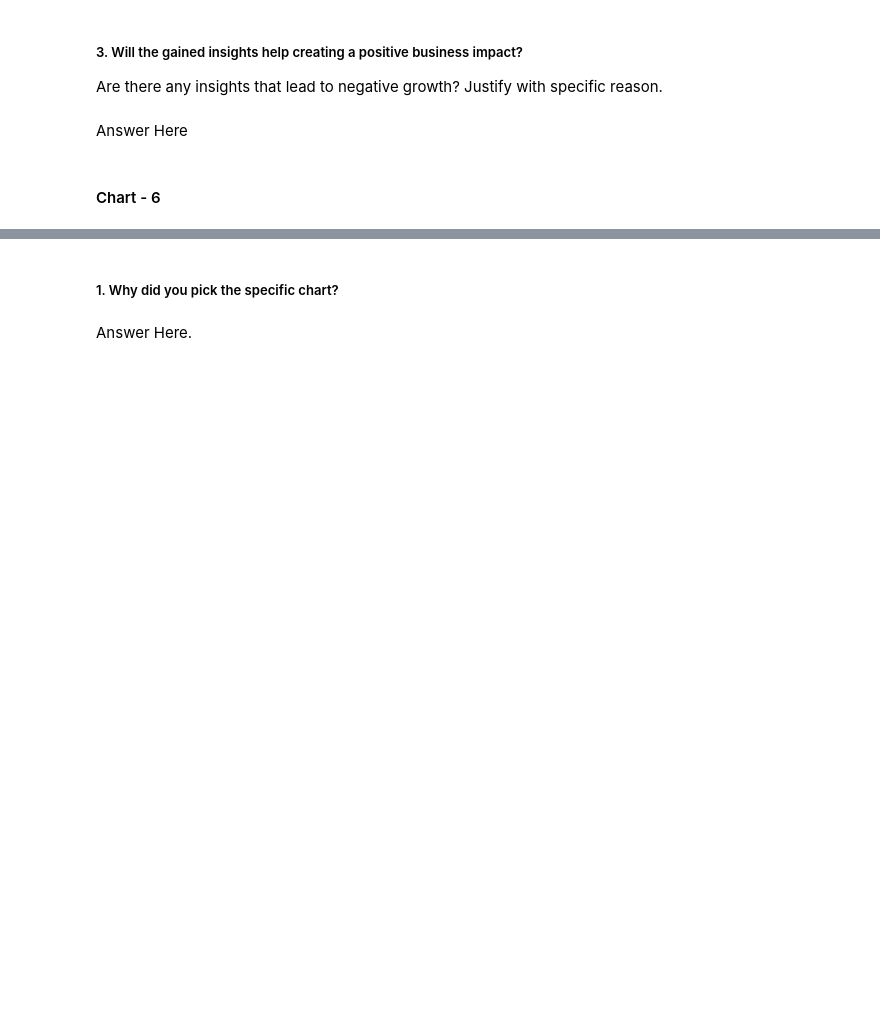
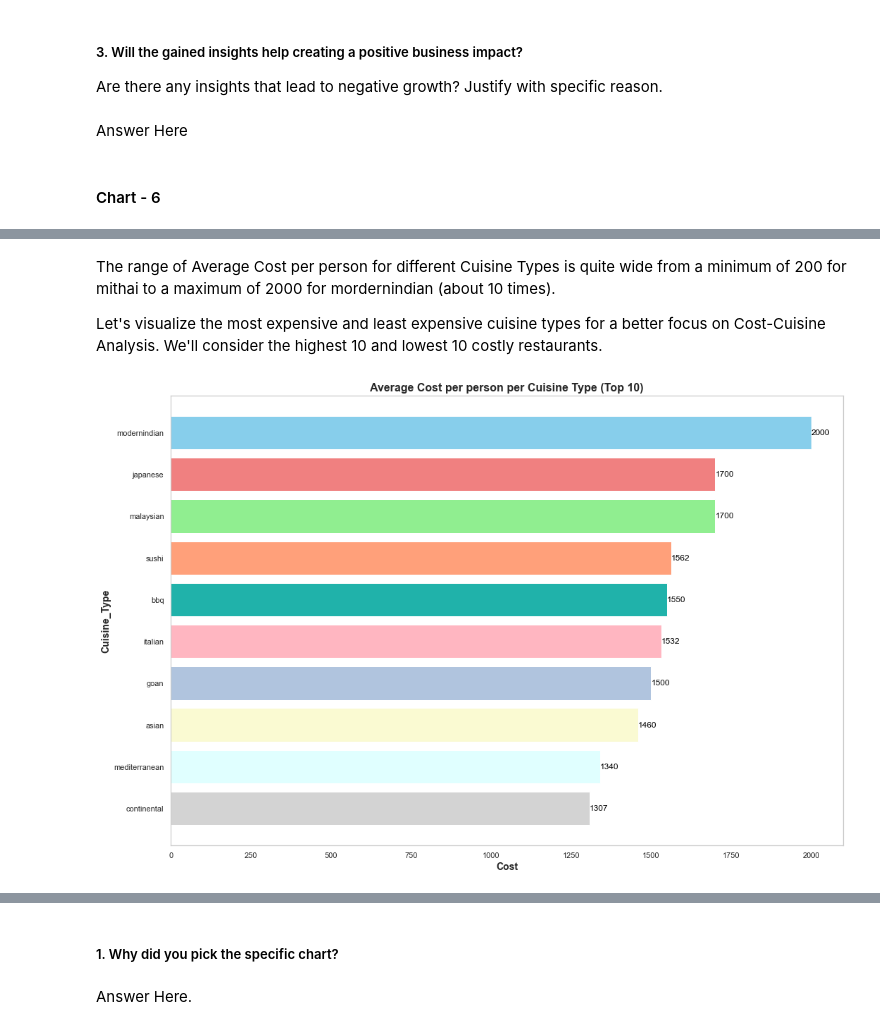
Before and after one commit to AimanSahay/ML-Project---Zomato-Restaurant-Clustering-and-Sentiment-Analysis, a Jupyter notebook: ML Project - Zomato Restaurant Clustering and Customer Sentiment Analysis.ipynb, the cells around one changed output, grey strips where cells are left out. Drawn from its saved outputs; the diff is of its cells as text; code cells hidden in the pictures; blank space fills up the shorter version.

```diff
--- a/ML Project - Zomato Restaurant Clustering and Customer Sentiment Analysis.ipynb
+++ b/ML Project - Zomato Restaurant Clustering and Customer Sentiment Analysis.ipynb
@@ -1206,0 +1263,14 @@ Answer Here
+# %% [markdown]
+The range of Average Cost per person for different Cuisine Types is quite wide from a minimum of 200 for mithai to a maximum of 2000 for mordernindian (about 10 times).
+
+Let's visualize the most expensive and least expensive cuisine types for a better focus on Cost-Cuisine Analysis. We'll consider the highest 10 and lowest 10 costly restaurants.
+# %%
+# Average Cost for Top N Cuisine types.
+n = 10 # Can update this number as required.
+cost_top_n = avg_cuisine_cost.head(n)
+
+# Plot the horizontal Bar Chart
+horizontal_bar_chart(cost_top_n, "Cuisine_Type", "Cost", (15, 10), f"Average Cost per person per Cuisine Type (Top {n})", \
+                     "Cost", "Cuisine_Type")
+# %% [output]
+[figure, added]
```
Also changed, not shown: parts of 23 cells of this notebook.
